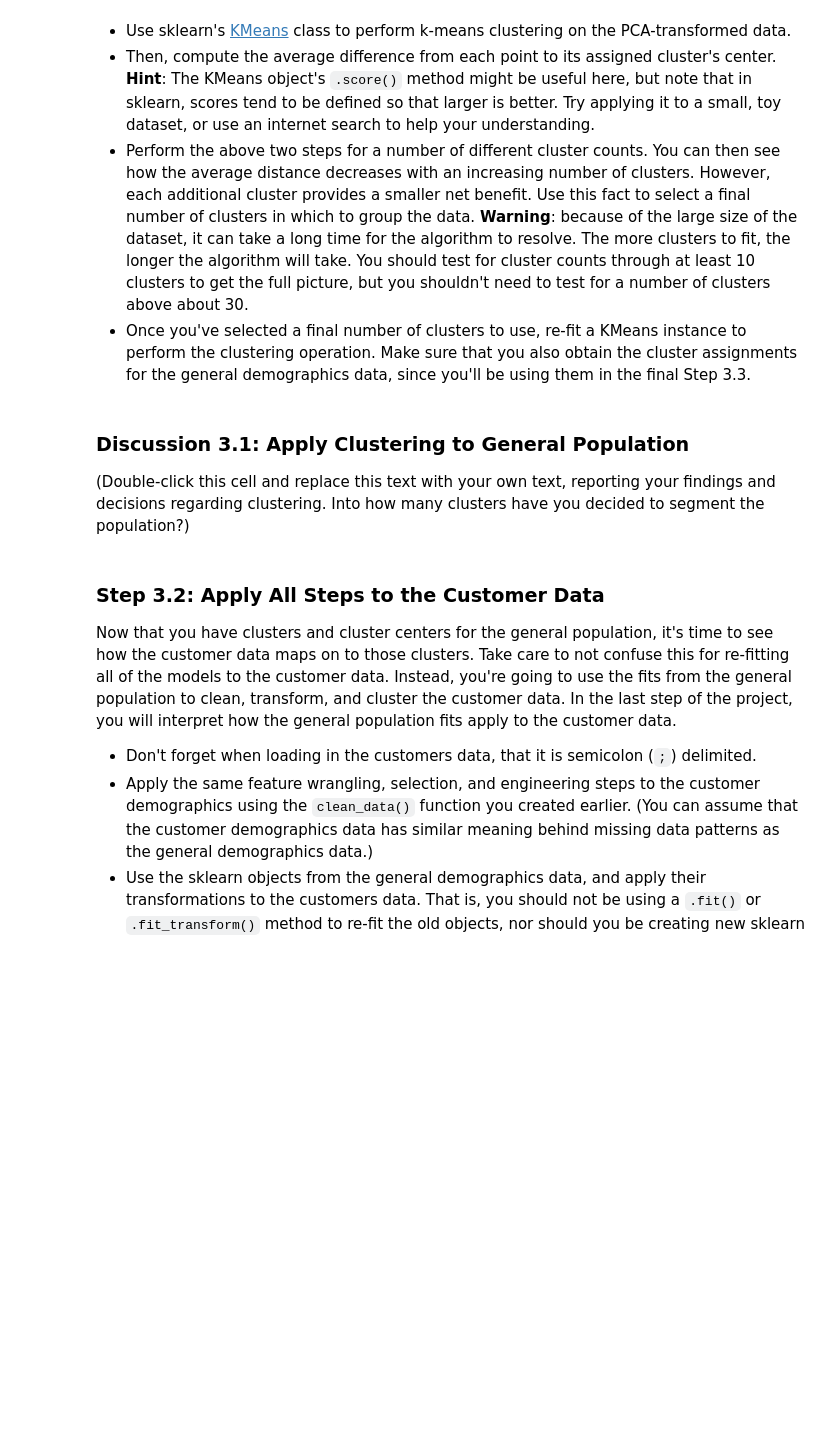
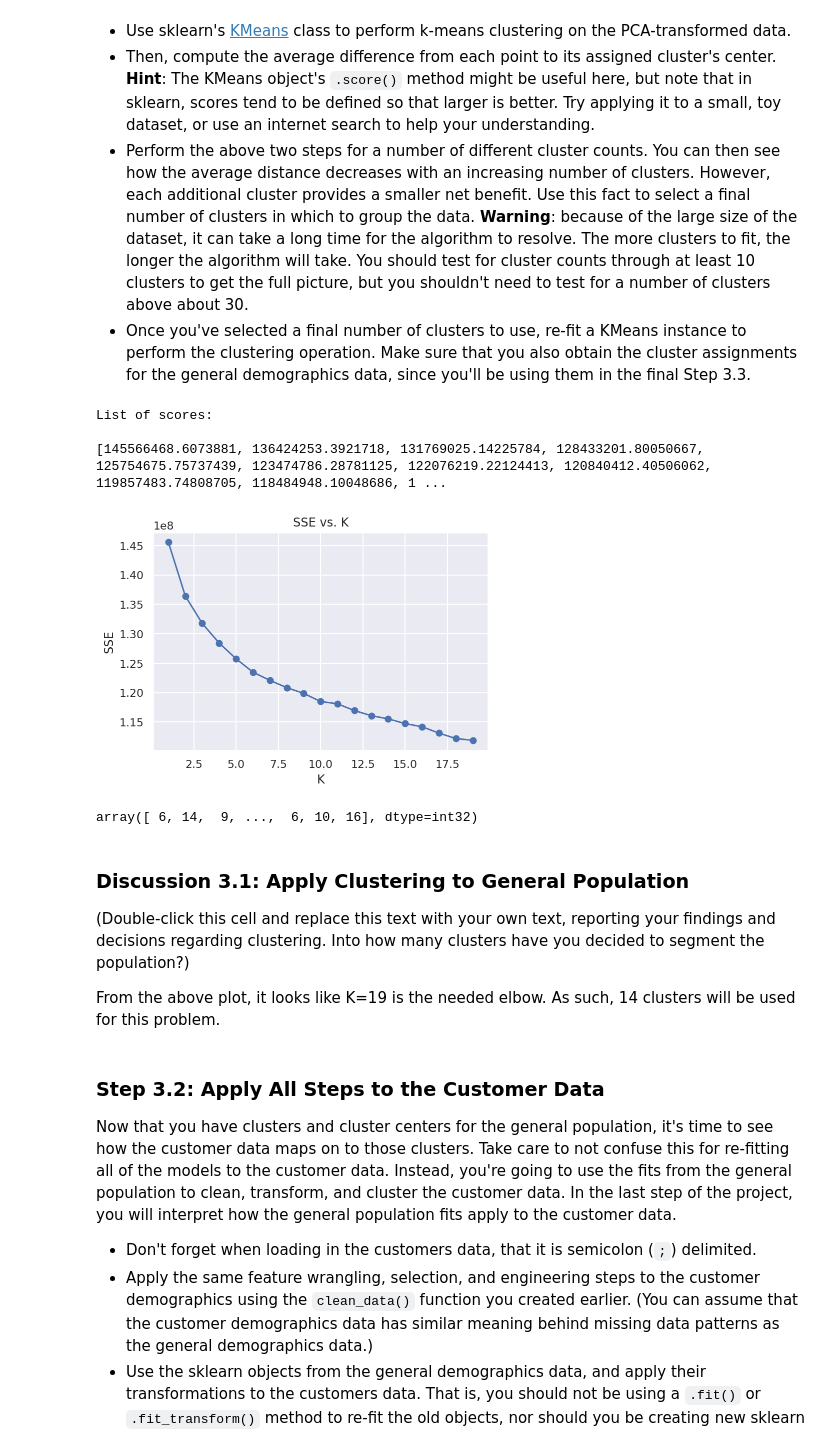
Before and after one commit to evelthon/Intro-to-Machine-Learning-with-Pytorch, a Jupyter notebook: projects/p3_Identify-Customer-Segments/Identify_Customer_Segments.ipynb, the cells around one changed output. Drawn from its saved outputs; the diff is of its cells as text; code cells hidden in the pictures; blank space fills up the shorter version.

```diff
--- a/projects/p3_Identify-Customer-Segments/Identify_Customer_Segments.ipynb
+++ b/projects/p3_Identify-Customer-Segments/Identify_Customer_Segments.ipynb
@@ -1085,14 +1079,34 @@ You've assessed and cleaned the demographics data, then scaled and transformed t
 # %%
 # Over a number of different cluster counts...
 
-
+centers = list(range(1, 20))
+scores = []
+for center in centers:
     # run k-means clustering on the data and...
-
+    kmeans = KMeans(n_clusters=center)
+    model = kmeans.fit(pca_features2)
 
     # compute the average within-cluster distances.
+
+    # Obtain a score related to the model fitpd.read_csv('Udacity_CUSTOMERS_Subset.csv', delimiter=';')
+    score = np.abs(model.score(pca_features2))
+    scores.append(score)
+# %%
+print('List of scores:\n')
+print(scores)
+# %% [output]
+List of scores:
+
+[145566468.6073881, 136424253.3921718, 131769025.14225784, 128433201.80050667, 125754675.75737439, 123474786.28781125, 122076219.22124413, 120840412.40506062, 119857483.74808705, 118484948.10048686, 1 ...
 # %%
 # Investigate the change in within-cluster distance across number of clusters.
 # HINT: Use matplotlib's plot function to visualize this relationship.
+plt.plot(centers, scores, linestyle='-', marker='o', color='b');
+plt.xlabel('K');
+plt.ylabel('SSE');
+plt.title('SSE vs. K');
+# %% [output]
+[figure, added]
 # %%
 # Re-fit the k-means model with the selected number of clusters and obtain
 # cluster predictions for the general population demographics data.
@@ -1099,7 +1117,13 @@ You've assessed and cleaned the demographics data, then scaled and transformed t
+# %%
+predict_general
+# %% [output]
+array([ 6, 14,  9, ...,  6, 10, 16], dtype=int32)
 # %% [markdown]
 ### Discussion 3.1: Apply Clustering to General Population
 
 (Double-click this cell and replace this text with your own text, reporting your findings and decisions regarding clustering. Into how many clusters have you decided to segment the population?)
+
+From the above plot, it looks like K=19 is the needed elbow. As such, 14 clusters will be used for this problem.
 # %% [markdown]
 ### Step 3.2: Apply All Steps to the Customer Data
 
```
Also changed, not shown: parts of 11 cells of this notebook.
